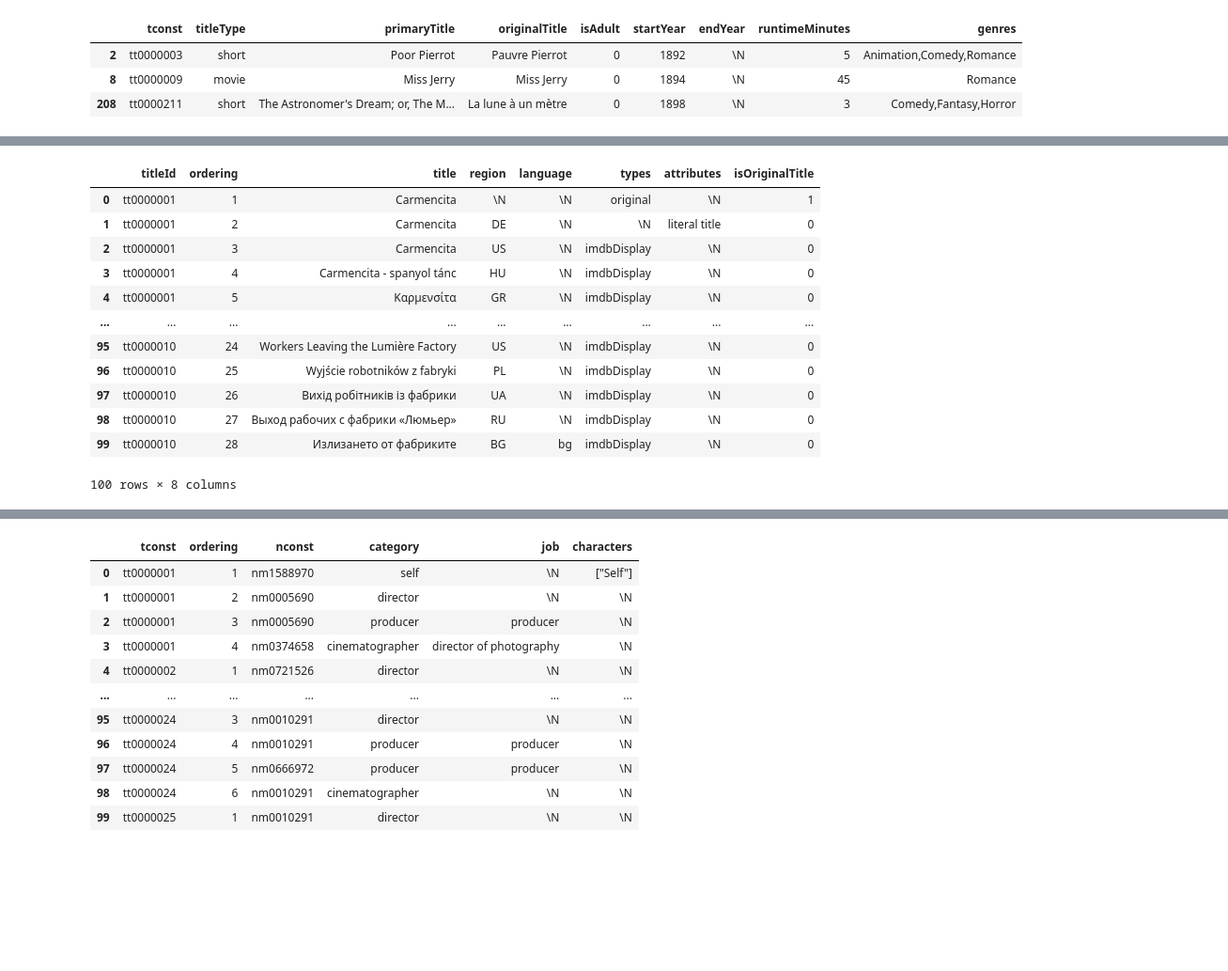
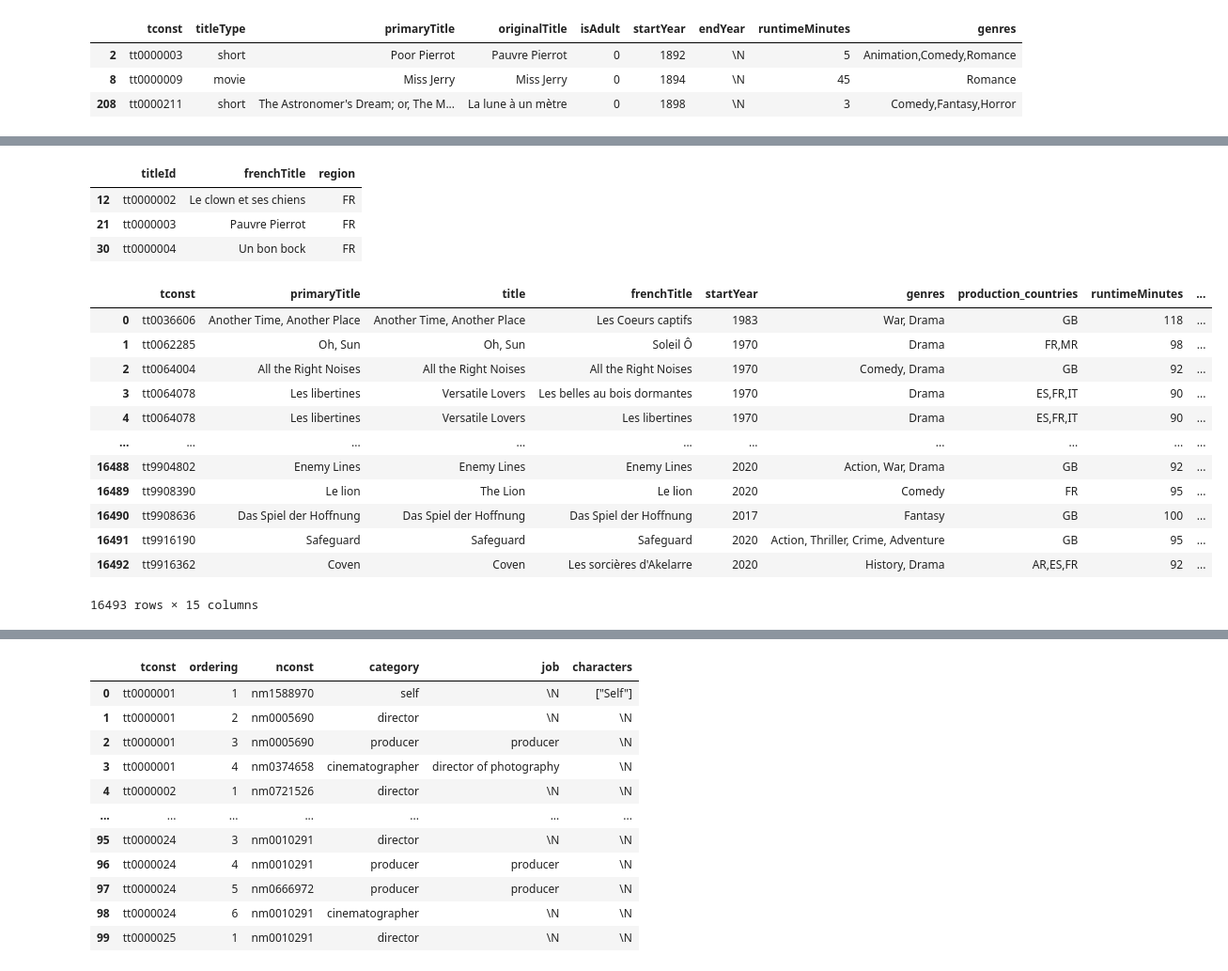
Before and after one commit to Idumii/WildCodeSchool-Projet2, a Jupyter notebook: base.ipynb, the cells around one changed output, grey strips where cells are left out. Shown at 94% size. Drawn from its saved outputs; the diff is of its cells as text; code cells hidden in the pictures; blank space fills up the shorter version.

```diff
--- a/base.ipynb
+++ b/base.ipynb
@@ -181,17 +184,61 @@ df_filtered
 # %%
-df_title_akas = pd.read_csv(link_title_akas, sep="\t", chunksize=1000, low_memory=False)
-df_title_akas.get_chunk(100)
+df_title_akas = pd.read_csv(link_title_akas, sep="\t", low_memory=False)
+df_title_akas.head()
-# %% [output]
-|  | titleId | ordering | title | region | language | types | attributes | isOriginalTitle |
-| 0 | tt0000001 | 1 | Carmencita | \N | \N | original | \N | 1 |
-| 1 | tt0000001 | 2 | Carmencita | DE | \N | \N | literal title | 0 |
-| 2 | tt0000001 | 3 | Carmencita | US | \N | imdbDisplay | \N | 0 |
-| 3 | tt0000001 | 4 | Carmencita - spanyol tánc | HU | \N | imdbDisplay | \N | 0 |
-| 4 | tt0000001 | 5 | Καρμενσίτα | GR | \N | imdbDisplay | \N | 0 |
-| ... | ... | ... | ... | ... | ... | ... | ... | ... |
-| 95 | tt0000010 | 24 | Workers Leaving the Lumière Factory | US | \N | imdbDisplay | \N | 0 |
-| 96 | tt0000010 | 25 | Wyjście robotników z fabryki | PL | \N | imdbDisplay | \N | 0 |
-| 97 | tt0000010 | 26 | Вихід робітників із фабрики | UA | \N | imdbDisplay | \N | 0 |
-| 98 | tt0000010 | 27 | Выход рабочих с фабрики «Люмьер» | RU | \N | imdbDisplay | \N | 0 |
-| 99 | tt0000010 | 28 | Излизането от фабриките | BG | bg | imdbDisplay | \N | 0 |
-100 rows × 8 columns
+# %%
+# Création d'un df pour les titres de films en francais et suppression des colonnes inutiles
+df_title_akas_clean = df_title_akas.copy()
+df_title_akas_clean = df_title_akas_clean.drop(columns=['ordering', 'language', 'types', 'attributes', 'isOriginalTitle'])
+
+# Affiche les titres de la région FR
+df_title_akas_clean = df_title_akas_clean[df_title_akas_clean['region'] == 'FR']
+
+# Changement de la colonne 'title' en 'frenchTitle'
+df_title_akas_clean = df_title_akas_clean.rename(columns={'title': 'frenchTitle'})
+
+df_title_akas_clean.head(3)
+# %% [output]
+|  | titleId | frenchTitle | region |
+| 12 | tt0000002 | Le clown et ses chiens | FR |
+| 21 | tt0000003 | Pauvre Pierrot | FR |
+| 30 | tt0000004 | Un bon bock | FR |
+# %%
+# Jointure entre df_filtered et df_title_akas_clean, clé communune : tconst et titleId
+df_filtered_french_title = pd.merge(df_filtered, df_title_akas_clean, left_on='tconst', right_on='titleId', how='left')
+
+#  Suppression des colonnes titleId, region
+df_filtered_french_title = df_filtered_french_title.drop(columns=['titleId', 'region'], axis=1)
+
+# Si frenchTitle est NaN, on remplace par primaryTitle
+df_filtered_french_title['frenchTitle'] = df_filtered_french_title['frenchTitle'].fillna(df_filtered_french_title['primaryTitle'])
+
+
+# Enleve les '[]' et les ' dans genres_df_tmdb
+df_filtered_french_title['genres_df_tmdb'] = df_filtered_french_title['genres_df_tmdb'].apply(lambda x: str(x).replace('[','').replace(']','').replace('\'', '').replace(' ',''))
+
+# Enleve les '[]' et les ' dans production_countries
+df_filtered_french_title['production_countries'] = df_filtered_french_title['production_countries'].apply(lambda x: str(x).replace('[','').replace(']','').replace('\'', '').replace(' ',''))
+
+# Concatene les colonnes 'genres_df_title_basics' et 'genres_df_tmdb' en une seule colonne 'genres' et supprime les termes en doublon de la colonne 'genres'
+df_filtered_french_title['genres'] = df_filtered_french_title.apply(lambda x: ', '.join(set(str(x['genres_df_title_basics']).split(',') + str(x['genres_df_tmdb']).split(','))), axis=1)
+
+# Supprime les colonnes 'genres_df_title_basics' et 'genres_df_tmdb'
+df_filtered_french_title = df_filtered_french_title.drop(columns=['genres_df_title_basics', 'genres_df_tmdb'], axis=1)
+
+# Range les colonnes
+df_filtered_french_title = df_filtered_french_title[['tconst', 'primaryTitle',  'title', 'frenchTitle','startYear', 'genres', 'production_countries', 'runtimeMinutes', 'vote_average', 'vote_count', 'popularity', 'revenue', 'tagline', 'overview', 'id']]
+
+df_filtered_french_title
+# %% [output]
+|  | tconst | primaryTitle | title | frenchTitle | startYear | genres | production_countries | runtimeMinutes | ... |
+| 0 | tt0036606 | Another Time, Another Place | Another Time, Another Place | Les Coeurs captifs | 1983 | War, Drama | GB | 118 | ... |
+| 1 | tt0062285 | Oh, Sun | Oh, Sun | Soleil Ô | 1970 | Drama | FR,MR | 98 | ... |
+| 2 | tt0064004 | All the Right Noises | All the Right Noises | All the Right Noises | 1970 | Comedy, Drama | GB | 92 | ... |
+| 3 | tt0064078 | Les libertines | Versatile Lovers | Les belles au bois dormantes | 1970 | Drama | ES,FR,IT | 90 | ... |
+| 4 | tt0064078 | Les libertines | Versatile Lovers | Les libertines | 1970 | Drama | ES,FR,IT | 90 | ... |
+| ... | ... | ... | ... | ... | ... | ... | ... | ... | ... |
+| 16488 | tt9904802 | Enemy Lines | Enemy Lines | Enemy Lines | 2020 | Action, War, Drama | GB | 92 | ... |
+| 16489 | tt9908390 | Le lion | The Lion | Le lion | 2020 | Comedy | FR | 95 | ... |
+| 16490 | tt9908636 | Das Spiel der Hoffnung | Das Spiel der Hoffnung | Das Spiel der Hoffnung | 2017 | Fantasy | GB | 100 | ... |
+| 16491 | tt9916190 | Safeguard | Safeguard | Safeguard | 2020 | Action, Thriller, Crime, Adventure | GB | 95 | ... |
+| 16492 | tt9916362 | Coven | Coven | Les sorcières d'Akelarre | 2020 | History, Drama | AR,ES,FR | 92 | ... |
+16493 rows × 15 columns
```
Also changed, not shown: parts of 12 cells of this notebook.
